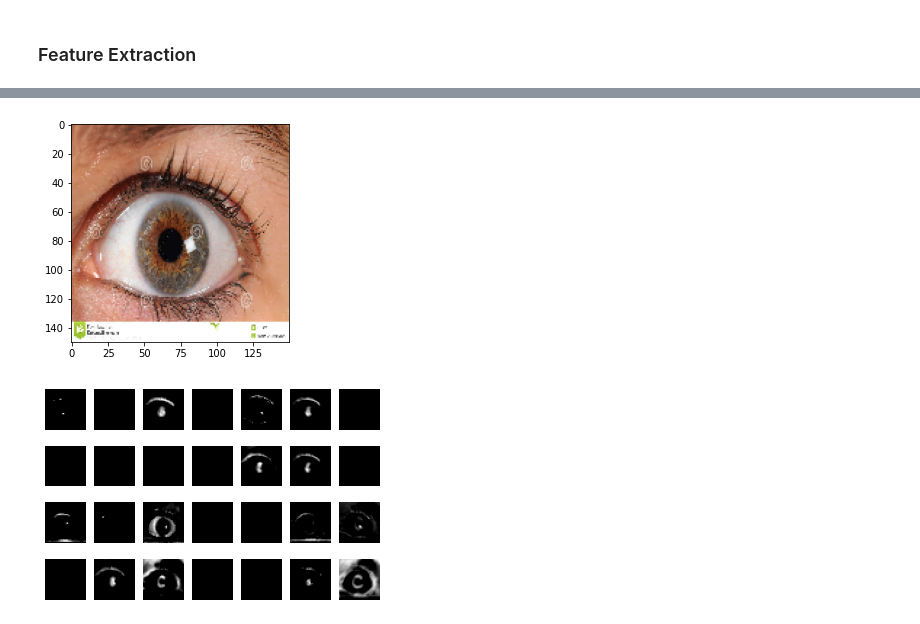
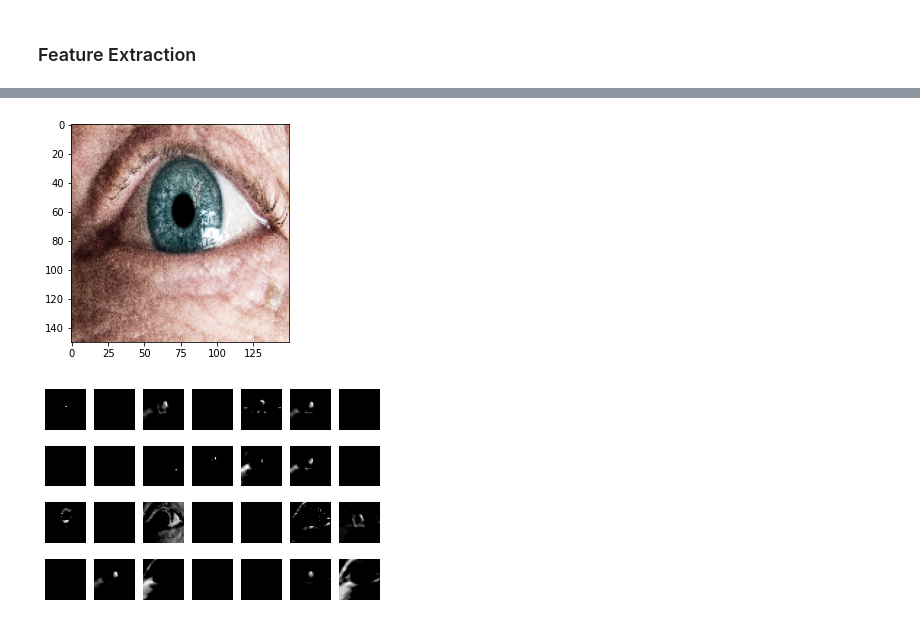
Before and after one commit to Gial88/skripsi-gial, a Jupyter notebook: TestUnit.ipynb, the cells around one changed output, grey strips where cells are left out. Saved outputs shown, nothing was run; the diff lists cells and outputs as text; code cells hidden in the pictures.

```diff
--- a/TestUnit.ipynb
+++ b/TestUnit.ipynb
@@ -147,7 +147,7 @@ def show_image_and_feature_maps(image_path):
         ax[i//7, i%7].imshow(feature_maps[0, :, :, i], cmap='gray')
         ax[i//7, i%7].axis('off')
 
-    return model2.predict(image)
+    return feature_maps
 # %%
 def show_random_image(label, return_path=False):
     class_folder = os.path.join(SELECTED_DATA, label)
@@ -159,5 +159,5 @@ def show_random_image(label, return_path=False):
         return show_image_and_feature_maps(file_path), file_path
     return show_image_and_feature_maps(file_path)
 # %%
-cataract_sample = show_random_image('normal')
+cataract_sample = show_random_image('cataract')
 # %% [output]
@@ -168,2 +166,2 @@ WARNING:tensorflow:6 out of the last 14 calls to <function Model.make_predict_fu
-[figure, old version]
+[figure, new version]
-[figure, old version]
+[figure, new version]
```
Also changed, not shown: parts of 2 cells of this notebook.
